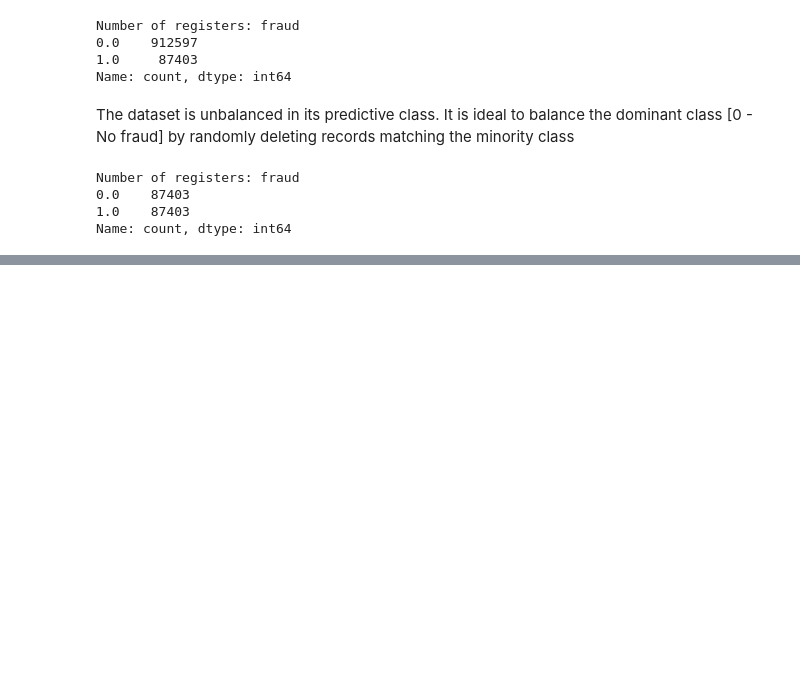
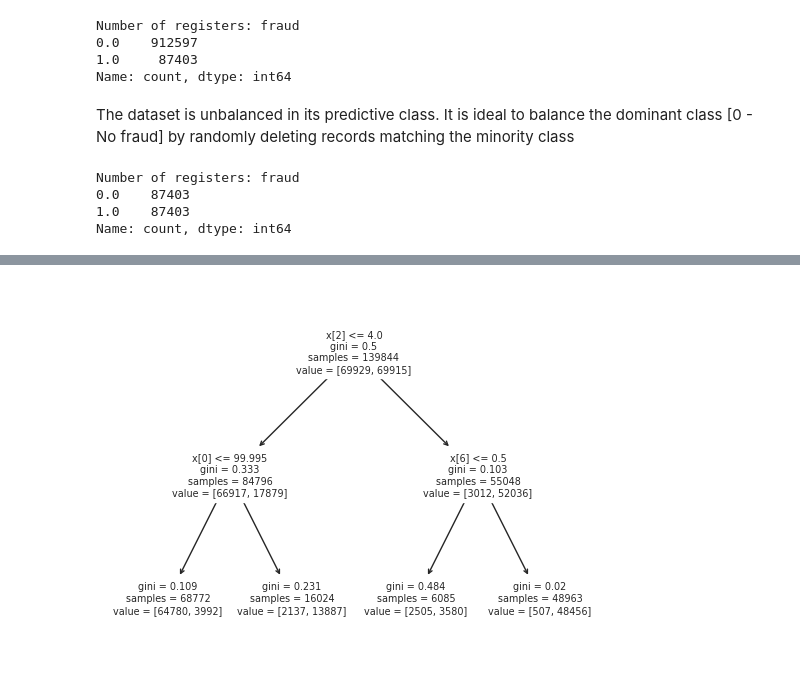
Before and after one commit to William-CCS96/Credit-card-fraud-predictive-model-with_decision_tree_and_random_forest, a Jupyter notebook: notebooks/0.0-credit_card_fraud_predictive_model_with_decision_tree_and_random_forest-introduction.ipynb, the cells around one changed output, grey strips where cells are left out. Drawn from its saved outputs; the diff is of its cells as text; code cells hidden in the pictures; blank space fills up the shorter version.

```diff
--- a/notebooks/0.0-credit_card_fraud_predictive_model_with_decision_tree_and_random_forest-introduction.ipynb
+++ b/notebooks/0.0-credit_card_fraud_predictive_model_with_decision_tree_and_random_forest-introduction.ipynb
@@ -212,0 +293,4 @@ plt.show()
+# %%
+plot_tree(model_tree);
+# %% [output]
+[figure, added]
```
Also changed, not shown: parts of 51 cells of this notebook.
